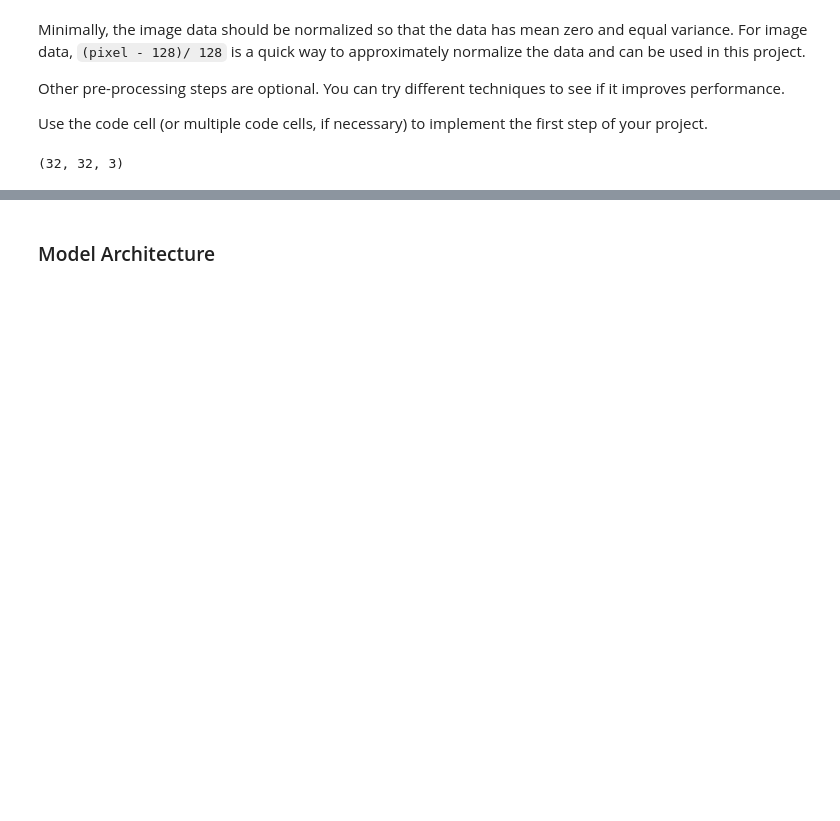
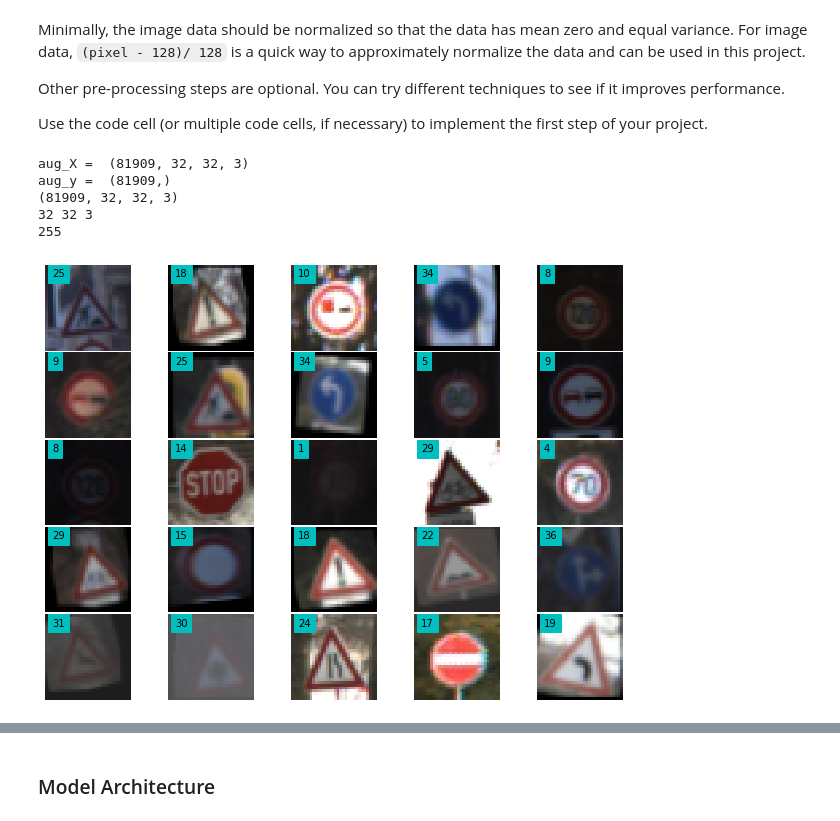
Before and after one commit to regundoo/CarND-Traffic-Sign-Classifier-Project, a Jupyter notebook: Traffic_Sign_Classifier.ipynb, the cells around one changed output, grey strips where cells are left out. Saved outputs shown, nothing was run; the diff lists cells and outputs as text; code cells hidden in the pictures; blank space fills up the shorter version.

```diff
--- a/Traffic_Sign_Classifier.ipynb
+++ b/Traffic_Sign_Classifier.ipynb
@@ -171,3 +519,25 @@ print(y_train[1000])
+# %%
+## plot some random elements from the new training set and check
+def plot_random(n_row,n_col,X,y):
+
+    plt.figure(figsize = (11,8))
+    gs1 = gridspec.GridSpec(n_row,n_row)
+    gs1.update(wspace=0.01, hspace=0.02) # set the spacing between axes.
+
+    for i in range(n_row*n_col):
+        # i = i + 1 # grid spec indexes from 0
+        ax1 = plt.subplot(gs1[i])
+        plt.axis('on')
+        ax1.set_xticklabels([])
+        ax1.set_yticklabels([])
+        ax1.set_aspect('equal')
+        #plt.subplot(4,11,i+1)
+        ind_plot = np.random.randint(1,len(y))
+        plt.imshow(X[ind_plot])
+        plt.text(2,4,str(y[ind_plot]),
+             color='k',backgroundcolor='c')
+        plt.axis('off')
+    plt.show()
 # %%
 ### Oversampling to increase the underrepresented class labels.
 
@@ -246,9 +648,28 @@ Minimally, the image data should be normalized so that the data has mean zero an
 Other pre-processing steps are optional. You can try different techniques to see if it improves performance.
 
 Use the code cell (or multiple code cells, if necessary) to implement the first step of your project.
-# %%
-from skimage import color
-
-print(X_train[0].shape)
-# %% [output]
-(32, 32, 3)
+# %%
+from sklearn.utils import shuffle
+
+X_train, y_train = augment_data(X_train, y_train, n_classes, maxperturb, UPPERLIMIT)
+X_train, y_train = shuffle(X_train, y_train)
+
+print(X_train.shape)
+
+
+rows = image.shape[0]
+cols = image.shape[1]
+colours = image.shape[2]
+print(rows, cols, colours)
+
+## JH: use np.array indices
+a = X_train[0, 0, 0, 1]
+print(a)
+plot_random(5, 5, X_train, y_train)
+# %% [output]
+aug_X =  (81909, 32, 32, 3)
+aug_y =  (81909,)
+(81909, 32, 32, 3)
+32 32 3
+255
+[figure, added]
```
Also changed, not shown: parts of 31 cells of this notebook.
